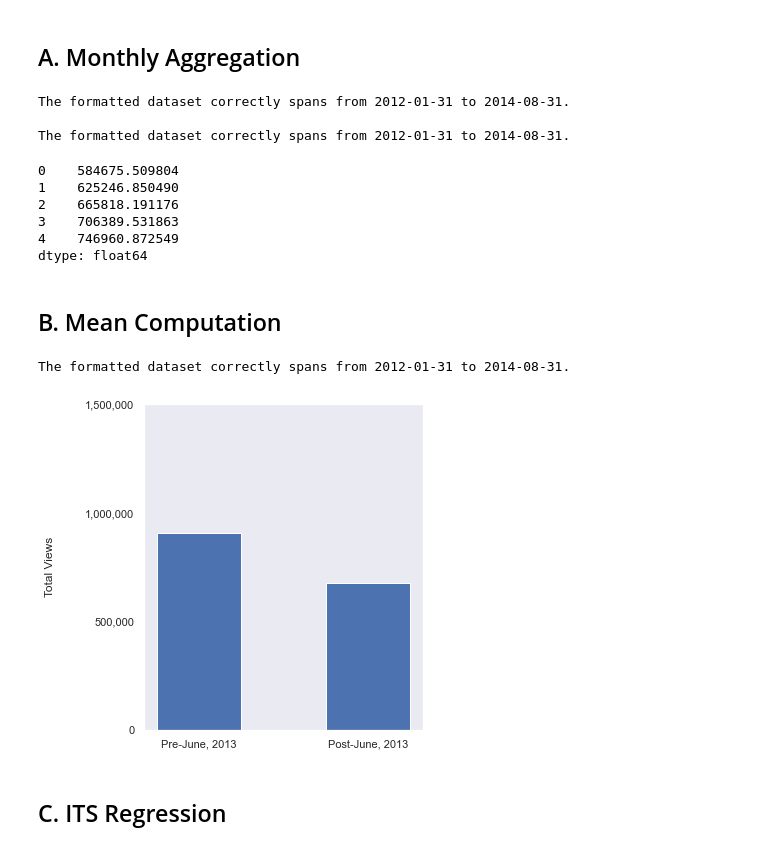
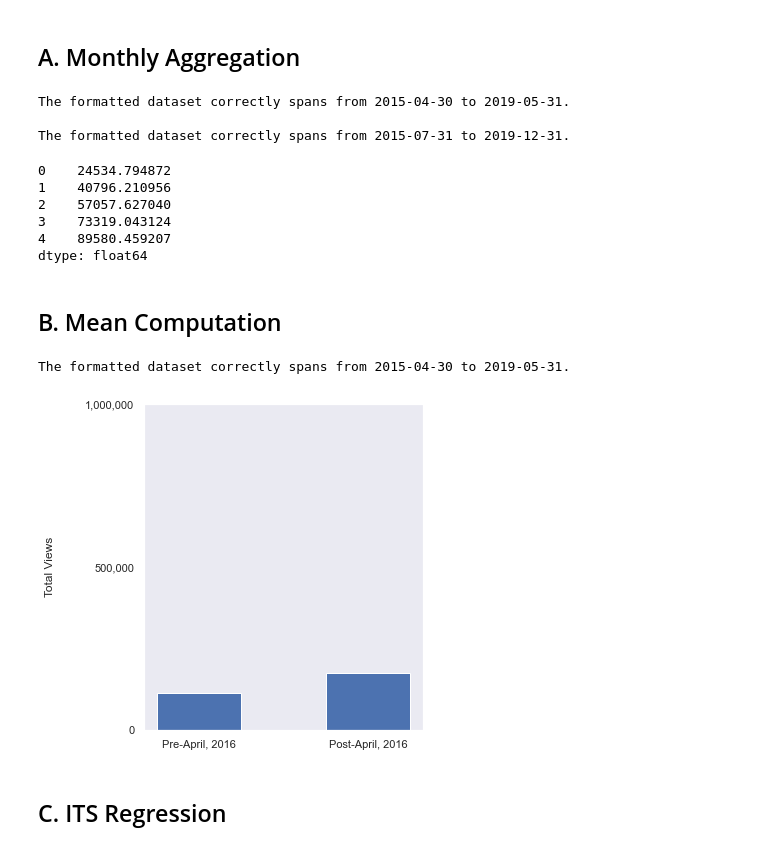
Before and after one commit to epfl-ada/ada-2020-project-milestone-p3-p3_studybuddy, a Jupyter notebook: MilestoneP3.ipynb, the cells around one changed output. Saved outputs shown, nothing was run; the diff lists cells and outputs as text; code cells hidden in the pictures.

Commit message:
Methods linked with correct datasets

```diff
--- a/MilestoneP3.ipynb
+++ b/MilestoneP3.ipynb
@@ -719,39 +647,42 @@ We will thus answer these questions using the analysis methods from the referenc
 # %% [markdown]
 ## A. Monthly Aggregation
 # %%
-# Reference point is the month of June 2013
-reference_point = 17
+# Reference point is the month of April 2016
+reference_point = 12
 
-# Count the total number of views of 47 wikipedia article per month.
-g = agg_monthly(data).reset_index()
-g_security = agg_monthly(data_security).reset_index()
+# Count the total number of views of treatment and control wikipedia article per month.
+g_treatment = agg_monthly(df).reset_index()
+g_control = agg_monthly(ctrl).reset_index()
 # %% [output]
-The formatted dataset correctly spans from 2012-01-31 to 2014-08-31.
+The formatted dataset correctly spans from 2015-04-30 to 2019-05-31.
 
-The formatted dataset correctly spans from 2012-01-31 to 2014-08-31.
+The formatted dataset correctly spans from 2015-07-31 to 2019-12-31.
 # %%
-# Compute trends predictions for terrorism datasets
-temp = monthly_views_formatting(g, 17)
-ypred = fit_model(formula='Pageviews ~ index + C(X) + XT', data=temp, predictor=temp, seed=2)
+# Compute trends predictions for treatment datasets
+temp_treatment = monthly_views_formatting(g_treatment, reference_point)
+ypred_treatment = fit_model(formula='Pageviews ~ index + C(X) + XT', data=temp_treatment, predictor=temp_treatment, seed=2)
 
-# Compute trends predictions for domestic security-related datasets
-temp_security = monthly_views_formatting(g_security, 17)
-ypred_security = fit_model(formula='Pageviews ~ index + C(X) + XT', data=temp_security, predictor=temp_security, seed=2)
+# Compute trends predictions for control datasets
+temp_control = monthly_views_formatting(g_control, reference_point)
+ypred_control = fit_model(formula='Pageviews ~ index + C(X) + XT', data=temp_control, predictor=temp_control, seed=2)
 
-ypred.head()
+ypred_treatment.head()
 # %% [output]
-0    584675.509804
-1    625246.850490
-2    665818.191176
-3    706389.531863
-4    746960.872549
+0    24534.794872
+1    40796.210956
+2    57057.627040
+3    73319.043124
+4    89580.459207
 dtype: float64
 # %% [markdown]
 ## B. Mean Computation
-# %%
-hist_mean(agg_monthly(data),'2013-06-06')
-# %% [output]
-The formatted dataset correctly spans from 2012-01-31 to 2014-08-31.
-[figure, removed]
+# %%
+# Create an aggregated months DataFrame
+aggregated_months = agg_monthly(df)
+
+hist_mean(aggregated_months,'2016-04-27')
+# %% [output]
+The formatted dataset correctly spans from 2015-04-30 to 2019-05-31.
+[figure, added]
 # %% [markdown]
 ## C. ITS Regression
```
Also changed, not shown: parts of 23 cells of this notebook.
